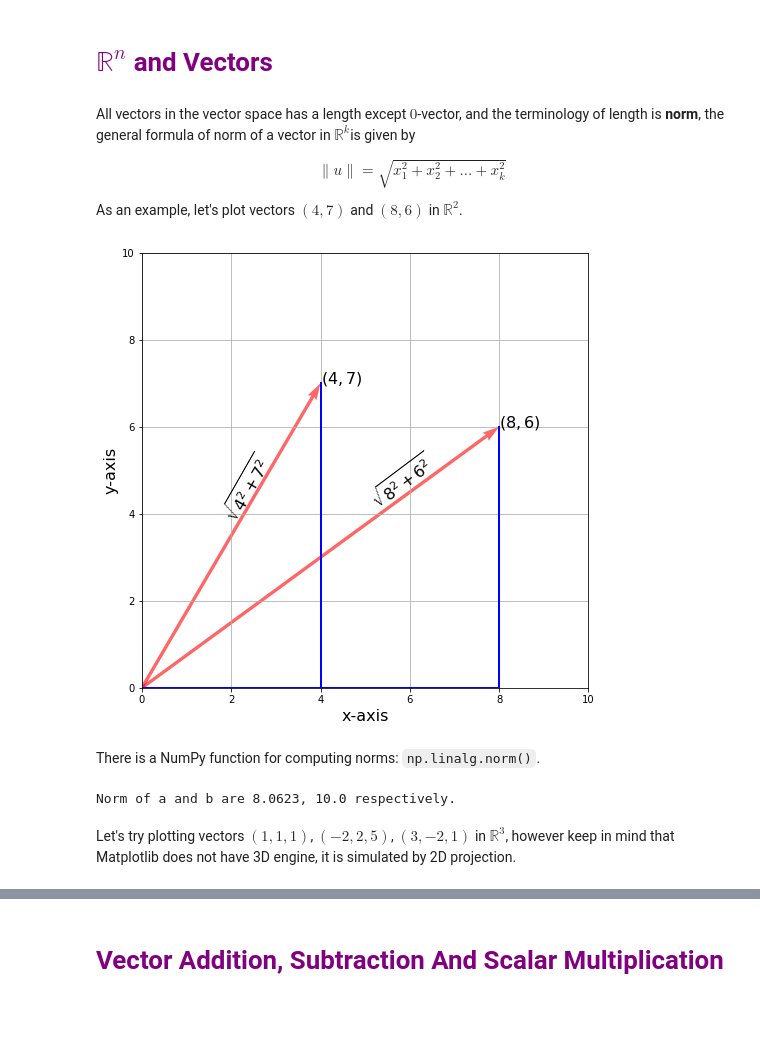
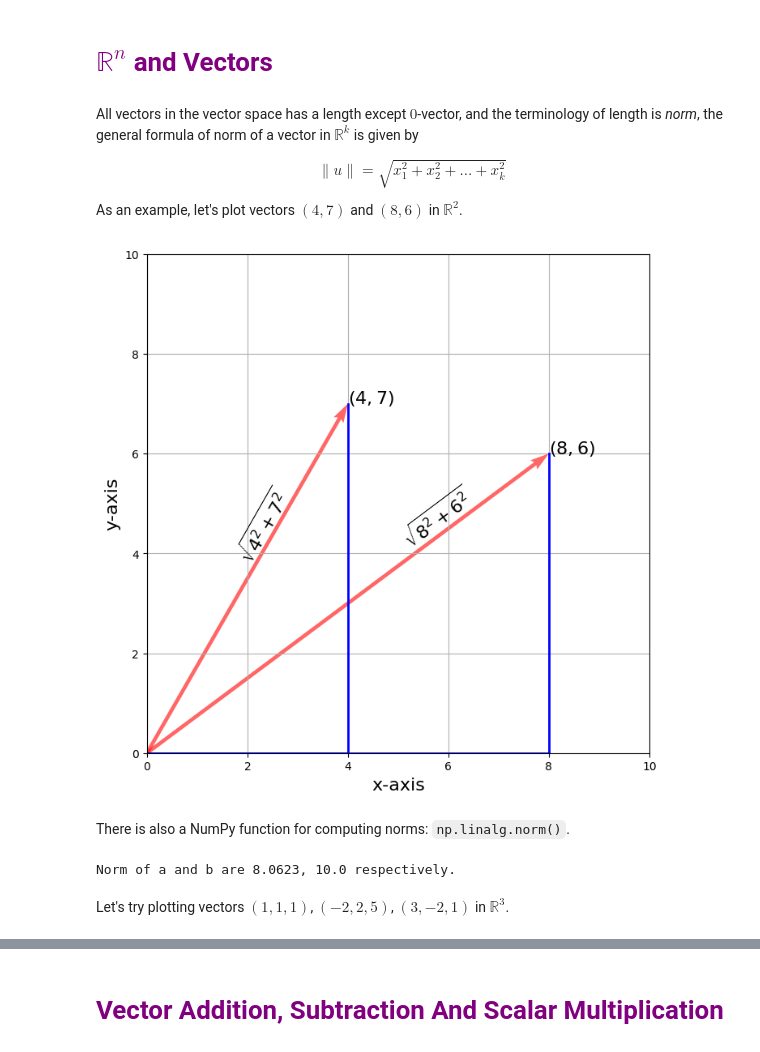
Before and after one commit to weijie-chen/Linear-Algebra-With-Python, a Jupyter notebook: notebooks/Chapter 5 - Vector Addition, Subtraction and Scalar Multiplication.ipynb, the cells around one changed output, grey strips where cells are left out. Saved outputs shown, nothing was run; the diff lists cells and outputs as text; code cells hidden in the pictures; blank space fills up the shorter version.

````diff
--- a/notebooks/Chapter 5 - Vector Addition, Subtraction and Scalar Multiplication.ipynb
+++ b/notebooks/Chapter 5 - Vector Addition, Subtraction and Scalar Multiplication.ipynb
@@ -5,7 +4,7 @@ from mpl_toolkits.mplot3d import Axes3D
 # %% [markdown]
 # <font face="gotham" color="purple"> $\mathbb{R}^n$ and Vectors </font>
 # %% [markdown]
-All vectors in the vector space has a length except $0$-vector, and the terminology of length is **norm**, the general formula of norm of a vector in $\mathbb{R}^k$is given by
+All vectors in the vector space has a length except $0$-vector, and the terminology of length is _norm_, the general formula of norm of a vector in $\mathbb{R}^k$ is given by
 
 $$
 \|u\|= \sqrt{x_1^2+x_2^2+...+x_k^2}
@@ -13,33 +12,50 @@ $$
 
 As an example, let's plot vectors $(4, 7)$ and $(8, 6)$ in $\mathbb{R}^2$.
 # %%
+
+# Define the figure and axis
 fig, ax = plt.subplots(figsize=(8, 8))
-vec = np.array([[0, 0, 4, 7], [0, 0, 8, 6]])
 
-X, Y, U, V = zip(*vec)
-ax.quiver(X, Y, U, V, angles='xy', scale_units='xy', scale=1, color = 'red', alpha = .6)
+# Define the vectors as starting points and directions
+vectors = np.array([[0, 0, 4, 7], [0, 0, 8, 6]])
+
+# Unpack the vectors into separate components
+X, Y, U, V = zip(*vectors)
+
+# Plot the vectors using quiver
+ax.quiver(X, Y, U, V, angles='xy', scale_units='xy', scale=1, color='red', alpha=0.6)
+
+# Set the limits and labels for the plot
 ax.set_xlim([0, 10])
 ax.set_ylim([0, 10])
-ax.set_xlabel('x-axis', fontsize =16)
-ax.set_ylabel('y-axis', fontsize =16)
+ax.set_xlabel('x-axis', fontsize=16)
+ax.set_ylabel('y-axis', fontsize=16)
+
+# Add grid
 ax.grid()
-ax.text(4, 7, '$(4, 7)$', fontsize = 16)
-ax.text(8, 6, '$(8, 6)$', fontsize = 16)
 
-ax.plot([4, 4], [0, 7], c = 'b', lw = 2)
-ax.plot([0, 4], [0, 0], c= 'b', lw = 2)
+# Annotate the end points of the vectors
+ax.text(4, 7, '$(4, 7)$', fontsize=16)
+ax.text(8, 6, '$(8, 6)$', fontsize=16)
 
-ax.plot([8, 0], [0, 0], c = 'b', lw = 2)
-ax.plot([8, 8], [0,6], c= 'b', lw = 2)
+# Draw lines to the origin for the first vector
+ax.plot([4, 4], [0, 7], color='blue', linewidth=2)
+ax.plot([0, 4], [0, 0], color='blue', linewidth=2)
 
-ax.text(1.7, 3.8, '$\sqrt{4^2+7^2}$', fontsize = 16, rotation = np.arctan(7/4)*180/np.pi)
-ax.text(5, 4.1, '$\sqrt{8^2+6^2}$', fontsize = 16, rotation = np.arctan(6/8)*180/np.pi )
-# use arctan to get the rotation degree and convert from radian to degrees
+# Draw lines to the origin for the second vector
+ax.plot([8, 0], [0, 0], color='blue', linewidth=2)
+ax.plot([8, 8], [0, 6], color='blue', linewidth=2)
+
+# Annotate the magnitudes of the vectors using Pythagorean theorem
+ax.text(1.7, 3.8, r'$\sqrt{4^2+7^2}$', fontsize=16, rotation=np.arctan(7/4)*180/np.pi)
+ax.text(5, 4.1, r'$\sqrt{8^2+6^2}$', fontsize=16, rotation=np.arctan(6/8)*180/np.pi)
+
+# Show the plot
 plt.show()
 # %% [output]
-[figure, old version]
+[figure, new version]
 # %% [markdown]
-There is a NumPy function for computing norms: ```np.linalg.norm()```.
+There is also a NumPy function for computing norms: ```np.linalg.norm()```.
 # %%
 a = np.array([4, 7])
 b = np.array([8, 6])
@@ -49,4 +65,4 @@ print('Norm of a and b are {0:.4f}, {1} respectively.'.format(a_norm, b_norm))
 # %% [output]
 Norm of a and b are 8.0623, 10.0 respectively.
 # %% [markdown]
-Let's try plotting vectors $(1, 1, 1)$, $(-2, 2, 5)$, $(3, -2, 1)$ in $\mathbb{R}^3$, however keep in mind that Matplotlib does not have 3D engine, it is simulated by 2D projection.
+Let's try plotting vectors $(1, 1, 1)$, $(-2, 2, 5)$, $(3, -2, 1)$ in $\mathbb{R}^3$.
````
Also changed, not shown: parts of 11 cells of this notebook, 5 other files.
